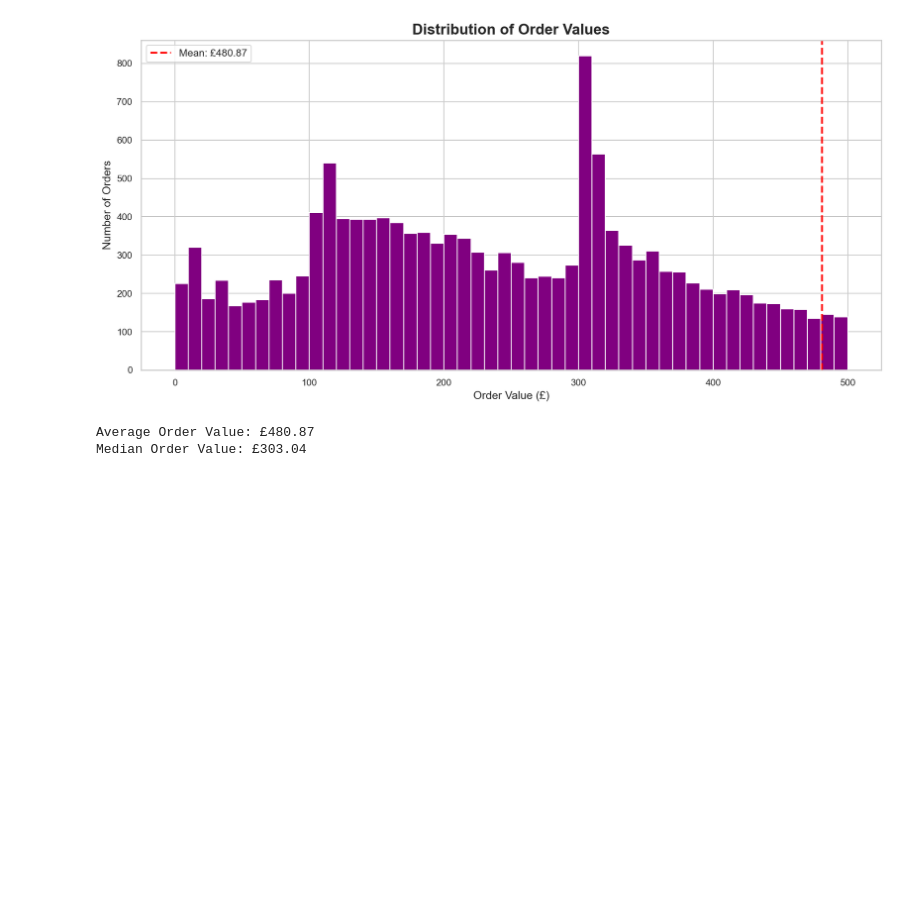
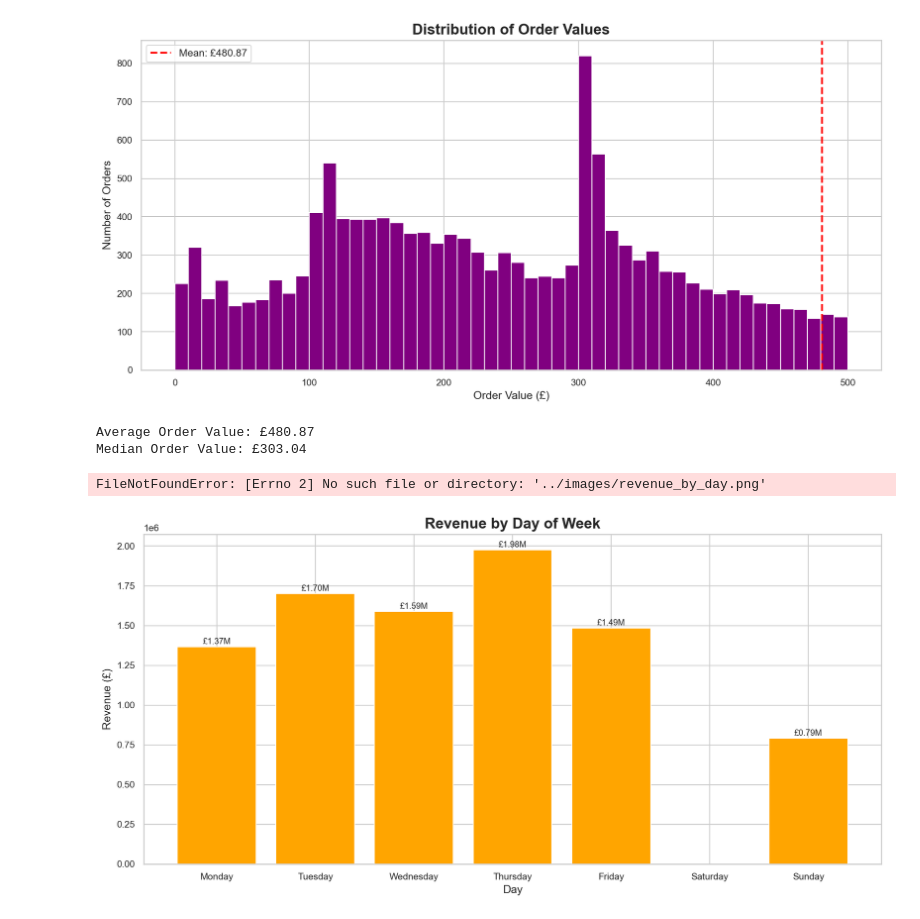
Before and after one commit to piotrekbz/ecomdata, a Jupyter notebook: anylysis.ipynb, the cells around one changed output. Cells and saved outputs as stored; diff of their text form; code cells hidden in the pictures; blank space fills up the shorter version.

Commit message:
Revenue by day

```diff
--- a/anylysis.ipynb
+++ b/anylysis.ipynb
@@ -151,3 +151,25 @@ print(f"Median Order Value: £{avg_order_value.median():.2f}")
 [figure]
 Average Order Value: £480.87
 Median Order Value: £303.04
+# %%
+df['DayOfWeek'] = df['InvoiceDate'].dt.day_name()
+
+day_order = ['Monday', 'Tuesday', 'Wednesday', 'Thursday', 'Friday', 'Saturday', 'Sunday']
+day_revenue = df.groupby('DayOfWeek')['Revenue'].sum().reindex(day_order)
+
+fig, ax = plt.subplots()
+bars = ax.bar(day_revenue.index, day_revenue.values, color='orange', edgecolor='white')
+
+for bar in bars:
+    ax.text(bar.get_x() + bar.get_width()/2, bar.get_height() + 5000,
+            f'£{bar.get_height()/1e6:.2f}M', ha='center', va='bottom', fontsize=9)
+
+ax.set_title('Revenue by Day of Week')
+ax.set_xlabel('Day')
+ax.set_ylabel('Revenue (£)')
+plt.tight_layout()
+plt.savefig('images/revenue_by_day.png')
+plt.show()
+# %% [output]
+FileNotFoundError: [Errno 2] No such file or directory: '../images/revenue_by_day.png'
+[figure, added]
```
Also changed, not shown: 1 other file.
